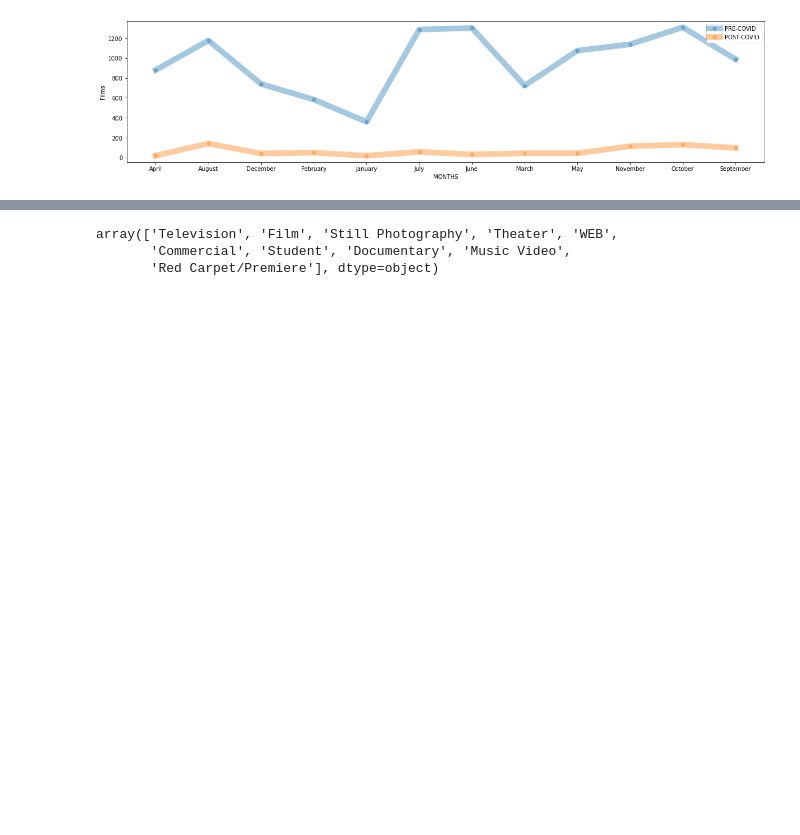
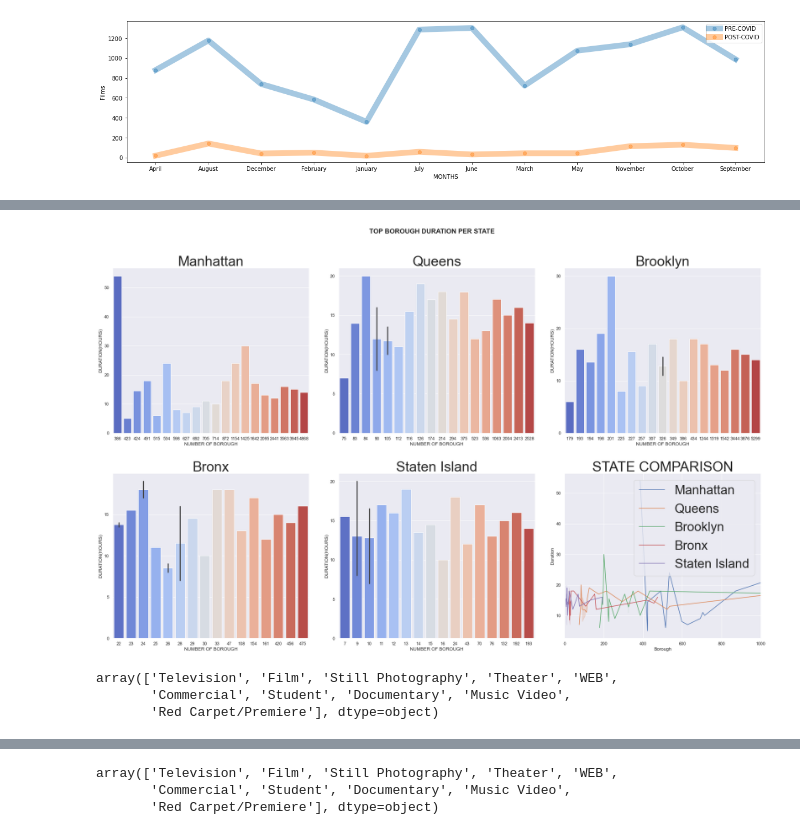
Before and after one commit to MunyaradziMagura/New-York-Movies-Scene, a Jupyter notebook: new_york_movies_scene.ipynb, the cells around one changed output, grey strips where cells are left out. Cells and saved outputs as stored; diff of their text form; code cells hidden in the pictures; blank space fills up the shorter version.

```diff
--- a/new_york_movies_scene.ipynb
+++ b/new_york_movies_scene.ipynb
@@ -167,7 +170,7 @@ def findList(column,row):
     search = pd.DataFrame(movie_scene[['Borough']].where(movie_scene[column] == row)).dropna()
     result = search.groupby((movie_scene['EndDateTime'] - movie_scene['StartDateTime'])/ np.timedelta64(1, 'h')).count().reset_index()
     result.rename(columns = {'index':'Duration'}, inplace = True)
-    return pd.DataFrame(result)
+    return pd.DataFrame(result).dropna()
 # %%
 # movie_scene Borough
 boroughValues = movie_scene['Borough'].unique()
@@ -194,9 +181,0 @@ boroughManhattan
-# %%
-sns.set(rc={"figure.figsize":(25, 10)}) #width=3, #height=4
-fig, axes = plt.subplots(2, 3)
-
-# sns.violinplot(x="Duration", y="Borough", data=boroughManhattan)
-sns.kdeplot(boroughManhattan['Borough'], shade=True, color="r",ax=axes[0,0])
-sns.kdeplot(boroughQueens['Borough'], shade=True, color="b",ax=axes[0,1])
-sns.kdeplot(boroughBrooklyn['Borough'], shade=True, color="b",ax=axes[0,2])
-plt.show()
@@ -208,3 +182,41 @@ plt.show()
+# %%
+# get the top 20 most frequent movie times
+boroughManhattan = boroughManhattan.nlargest(n=20, columns=['Borough','Duration'])
+boroughQueens = boroughQueens.nlargest(n=20, columns=['Borough','Duration'])
+boroughBrooklyn = boroughBrooklyn.nlargest(n=20, columns=['Borough','Duration'])
+boroughBronx = boroughBronx.nlargest(n=20, columns=['Borough','Duration'])
+boroughStatenIsland = boroughStatenIsland.nlargest(n=20, columns=['Borough','Duration'])
+# %%
+sns.set(rc={"figure.figsize":(25, 16)}) #width=3, #height=4
+fig, axes = plt.subplots(2, 3)
+fig.suptitle("TOP BOROUGH DURATION PER STATE" ,
+               fontsize = 'x-large' ,
+               fontweight = 'bold' )
+sns.set(font_scale=3)
+sns.barplot(data=boroughManhattan, x="Borough", y="Duration", palette ='coolwarm',ax=axes[0,0]).set(xlabel ="NUMBER OF BOROUGH", ylabel = "DURATION(HOURS)", title ='Manhattan')
+sns.barplot(data=boroughQueens, x="Borough", y="Duration",palette ='coolwarm',ax=axes[0,1]).set(xlabel ="NUMBER OF BOROUGH", ylabel = "DURATION(HOURS)", title ='Queens')
+sns.barplot(data=boroughBrooklyn, x="Borough", y="Duration", palette ='coolwarm',ax=axes[0,2]).set(xlabel ="NUMBER OF BOROUGH", ylabel = "DURATION(HOURS)", title ='Brooklyn')
+sns.barplot(data=boroughBronx, x="Borough", y="Duration", palette ='coolwarm',ax=axes[1,0]).set(xlabel ="NUMBER OF BOROUGH", ylabel = "DURATION(HOURS)", title ='Bronx')
+sns.barplot(data=boroughStatenIsland, x="Borough", y="Duration", palette ='coolwarm',ax=axes[1,1]).set(xlabel ="NUMBER OF BOROUGH", ylabel = "DURATION(HOURS)", title ='Staten Island')
+# compare graphs
+ax = sns.lineplot(data=boroughManhattan, x="Borough", y="Duration",ax=axes[1,2], label='Manhattan')
+ax = sns.lineplot(data=boroughQueens, x="Borough", y="Duration",ax=axes[1,2], label='Queens')
+ax = sns.lineplot(data=boroughBrooklyn, x="Borough", y="Duration",ax=axes[1,2], label='Brooklyn')
+ax = sns.lineplot(data=boroughBronx, x="Borough", y="Duration",ax=axes[1,2], label='Bronx')
+ax = sns.lineplot(data=boroughStatenIsland, x="Borough", y="Duration",ax=axes[1,2], label='Staten Island')
+ax.set(xlim=(0, 1000))
+ax.set(title='STATE COMPARISON')
+# ax.set(ylim=(0, 50))
+plt.show()
+# %% [output]
+[figure, added]
+# %%
+categoryValues = movie_scene['Category'].unique()
+categoryValues
+# %% [output]
+array(['Television', 'Film', 'Still Photography', 'Theater', 'WEB',
+       'Commercial', 'Student', 'Documentary', 'Music Video',
+       'Red Carpet/Premiere'], dtype=object)
 # %%
 cc = movie_scene.groupby(movie_scene['Category']).count()
 cc
```
Also changed, not shown: parts of 4 cells of this notebook.
